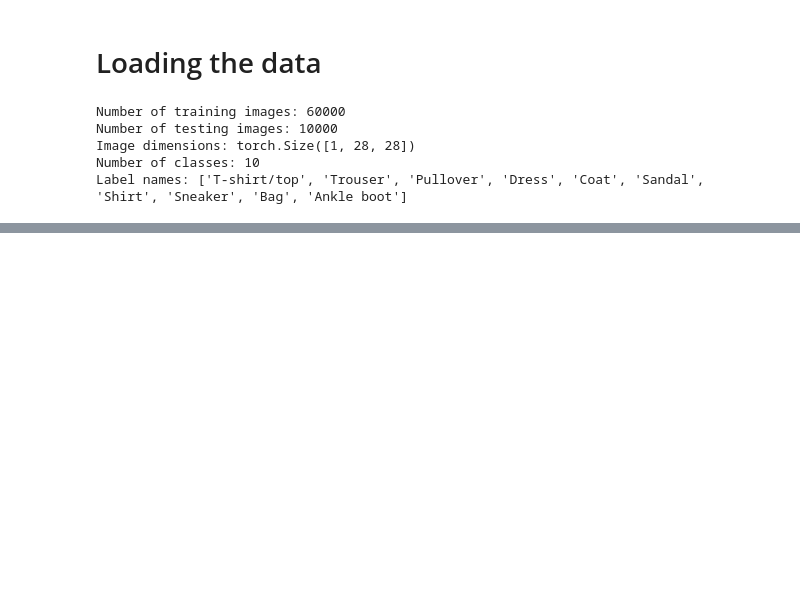
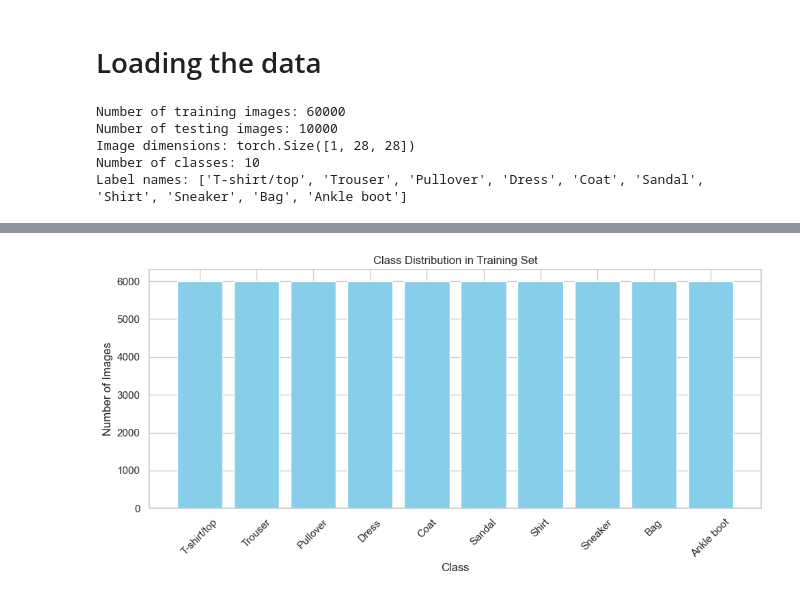
Before and after one commit to noah1-alt/E-Commerce-Clothing-Classifier, a Jupyter notebook: Technical Report.ipynb, the cells around one changed output, grey strips where cells are left out. Cells and saved outputs as stored; diff of their text form; code cells hidden in the pictures; blank space fills up the shorter version.

```diff
--- a/Technical Report.ipynb
+++ b/Technical Report.ipynb
@@ -56,0 +73,18 @@ torch.Size([1, 28, 28]) tensor(9)
+# %%
+# Count the occurrences of each class label in the training set
+class_counts = [0] * num_classes
+for _, label in cloths_train_data:
+    class_counts[label] += 1
+
+# Plot the class distribution
+sns.set(style="whitegrid")
+plt.figure(figsize=(10, 5))
+plt.bar(label_names, class_counts, color='skyblue')
+plt.xlabel('Class')
+plt.ylabel('Number of Images')
+plt.title('Class Distribution in Training Set')
+plt.xticks(rotation=45)
+plt.tight_layout()
+plt.show()
+# %% [output]
+[figure, added]
```
Also changed, not shown: parts of 7 cells of this notebook.
